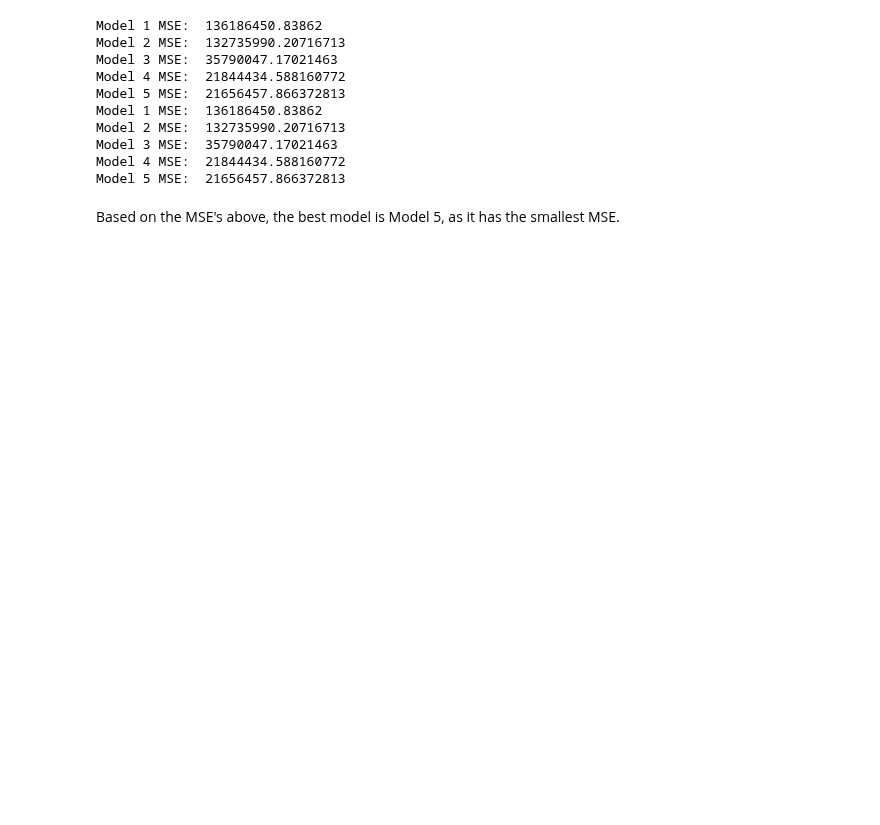
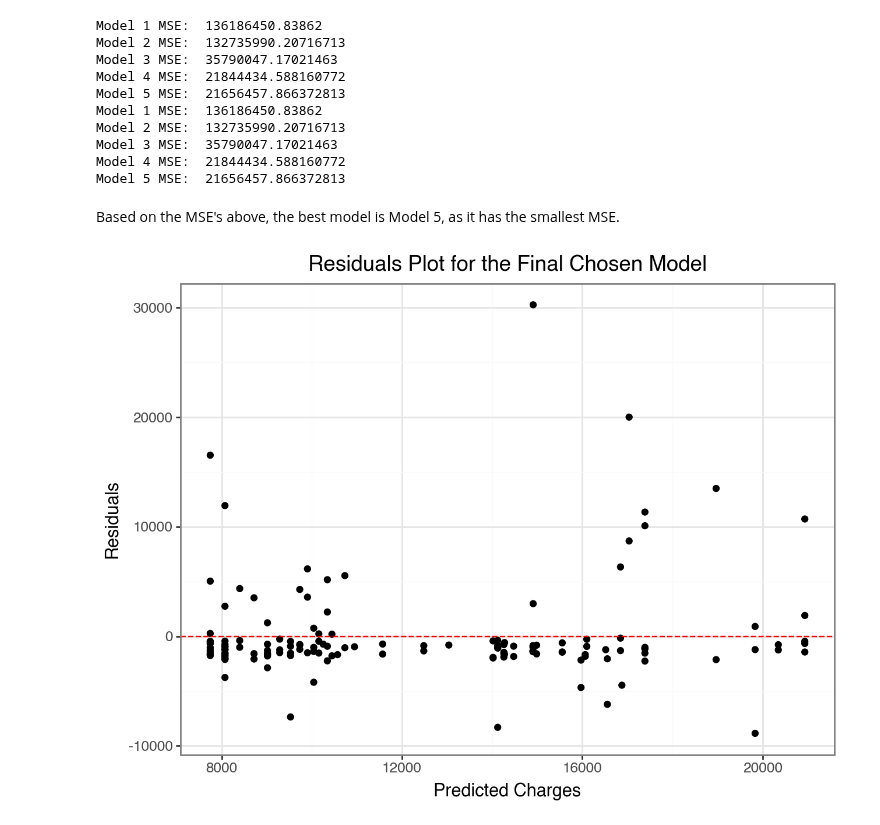
Before and after one commit to chloefeehan/GSB544, a Jupyter notebook: Labs/Lab5/Lab5.ipynb, the cells around one changed output. Saved outputs shown, nothing was run; the diff lists cells and outputs as text; code cells hidden in the pictures; blank space fills up the shorter version.

Commit message:
creating residual plot

```diff
--- a/Labs/Lab5/Lab5.ipynb
+++ b/Labs/Lab5/Lab5.ipynb
@@ -742,0 +739,27 @@ Based on the MSE's above, the best model is Model 5, as it has the smallest MSE.
+# %%
+# residuals plot with model 5
+
+X = insurance_new[["age", "smoker", "bmi"]]
+y = insurance_new["charges"]
+
+# calculate predicted
+predicted = lr_fitted9.predict(X)
+
+# calculate residuals
+residuals = y - y_pred_new9
+
+
+
+residual_data = pd.DataFrame({
+    "predicted": predicted,
+    "residuals": residuals
+})
+
+(ggplot(plot_data, aes(x='predicted', y='residuals'))
+                  + geom_point()
+                  + geom_hline(yintercept=0, color='red', linetype='dashed')
+                  + labs(x='Predicted Charges', y='Residuals', title='Residuals Plot for the Final Chosen Model')
+                  + theme_bw()
+)
+# %% [output]
+[figure, added]
```
Also changed, not shown: parts of 3 cells of this notebook.
